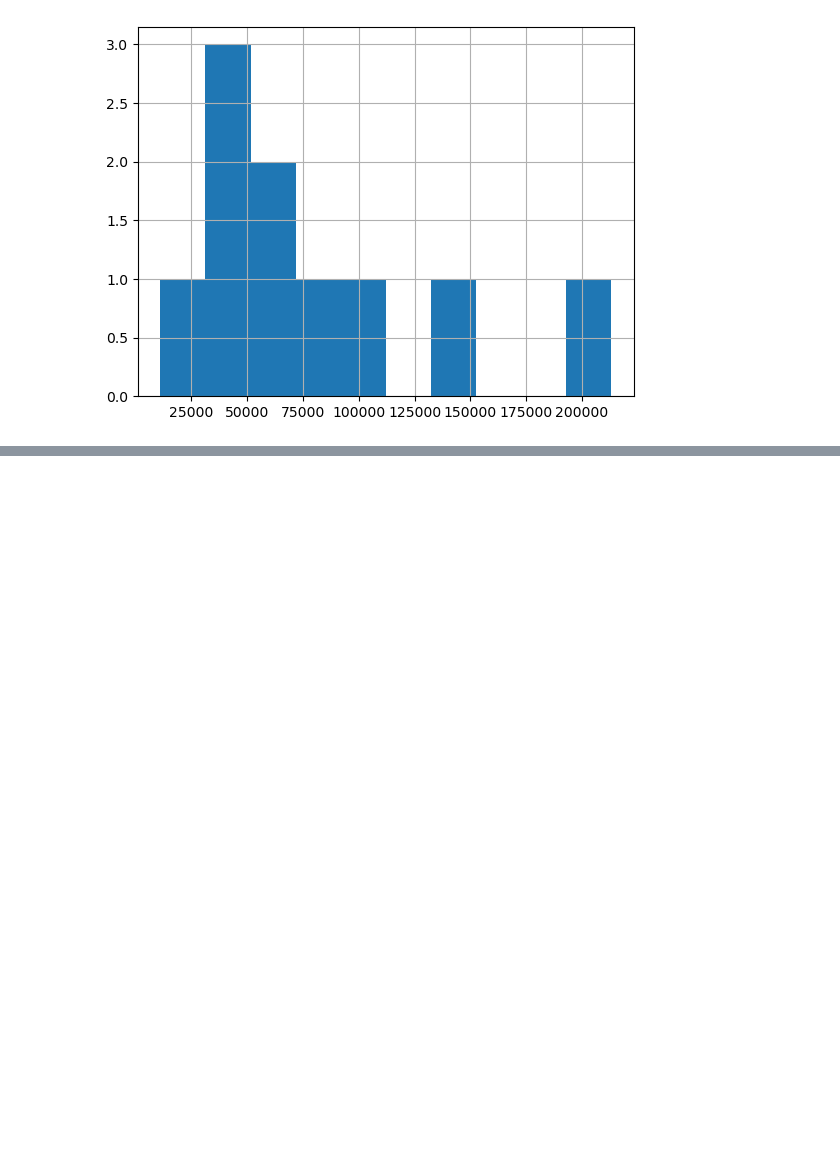
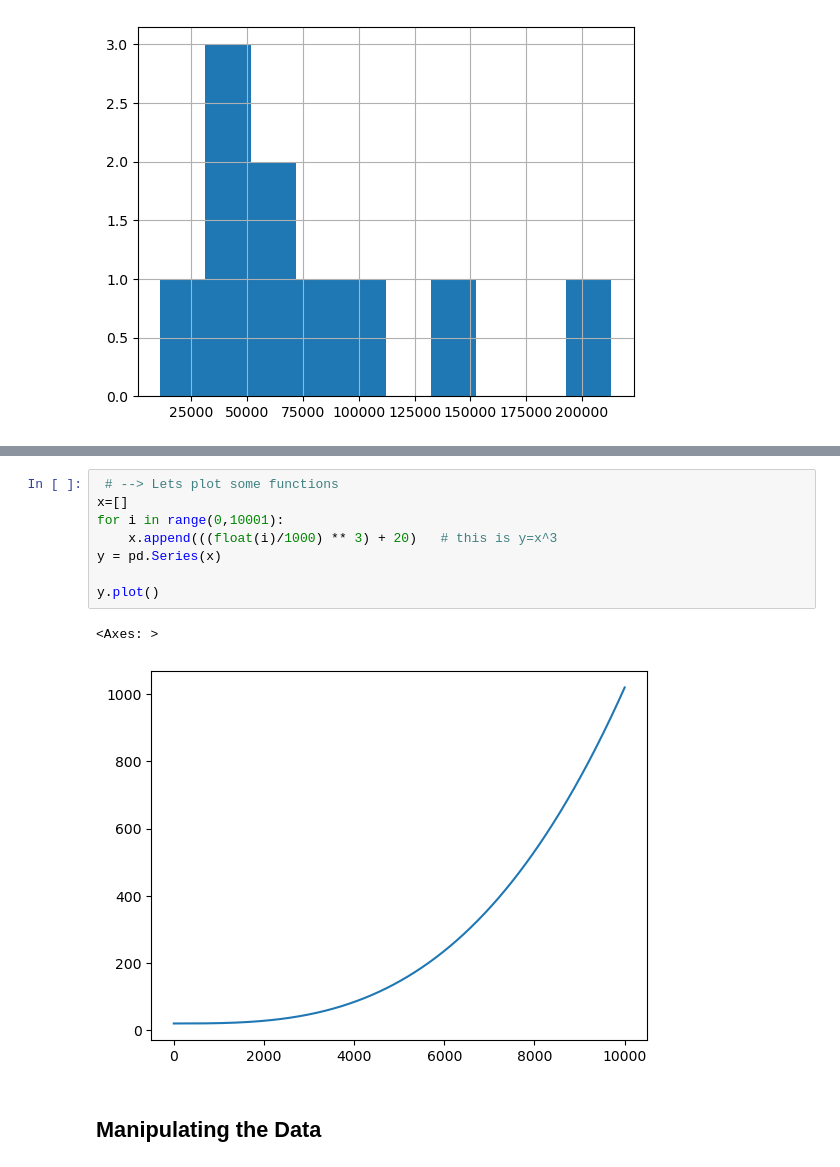
Before and after one commit to Dhyanesh-Panchal/PY-libraries-for-ML, a Jupyter notebook: Pandas Tuts.ipynb, the cells around one changed output, grey strips where cells are left out. Cells and saved outputs as stored; diff of their text form; blank space fills up the shorter version.

```diff
--- a/Pandas Tuts.ipynb
+++ b/Pandas Tuts.ipynb
@@ -187,0 +188,13 @@ car_sales["Price"].plot()
+# %%
+ # --> Lets plot some functions
+x=[]
+for i in range(0,10001):
+    x.append(((float(i)/1000) ** 3) + 20)   # this is y=x^3
+y = pd.Series(x)
+
+y.plot()
+# %% [output]
+<Axes: >
+[figure, added]
+# %% [markdown]
+## Manipulating the Data
```
Also changed, not shown: parts of 10 cells of this notebook, 1 other file.
